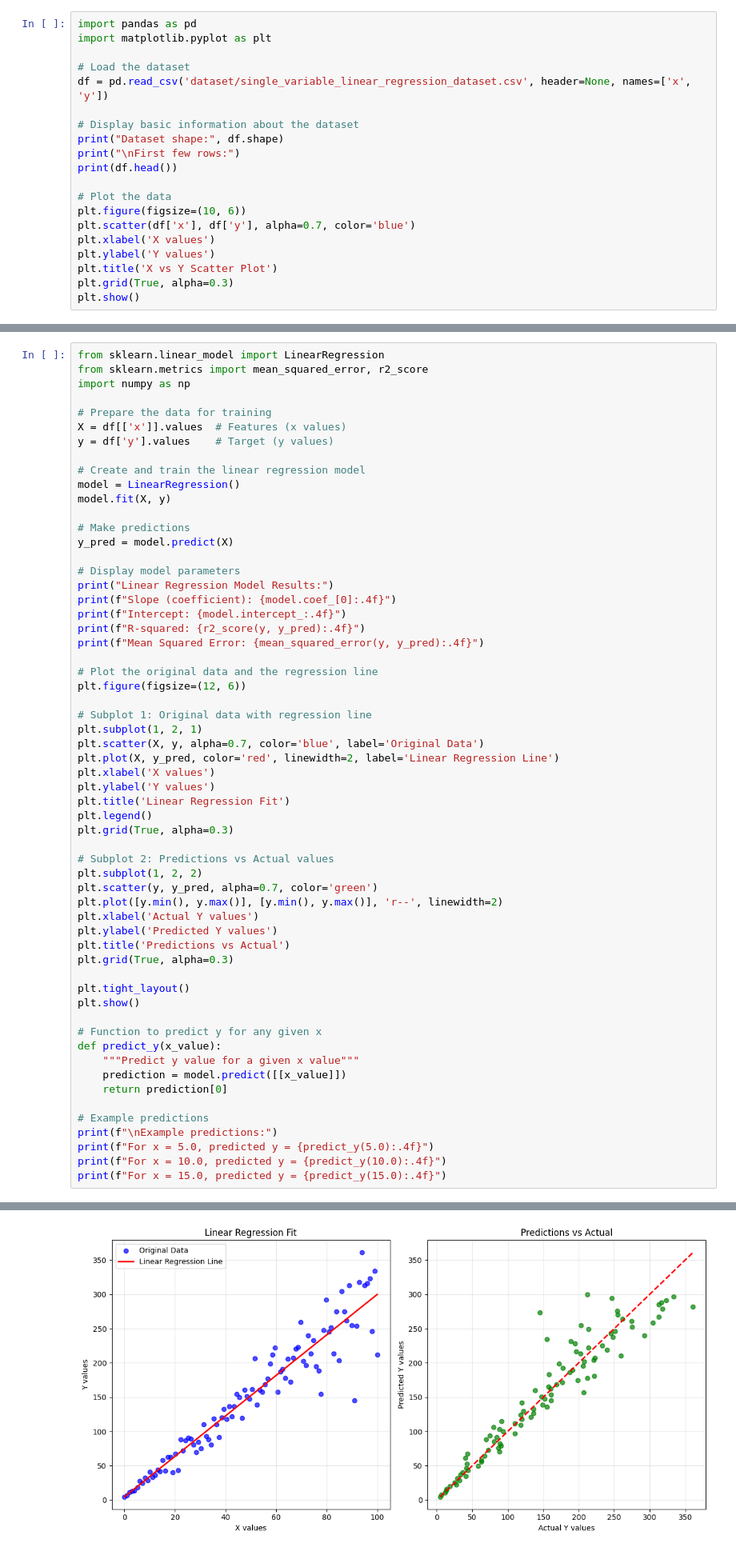
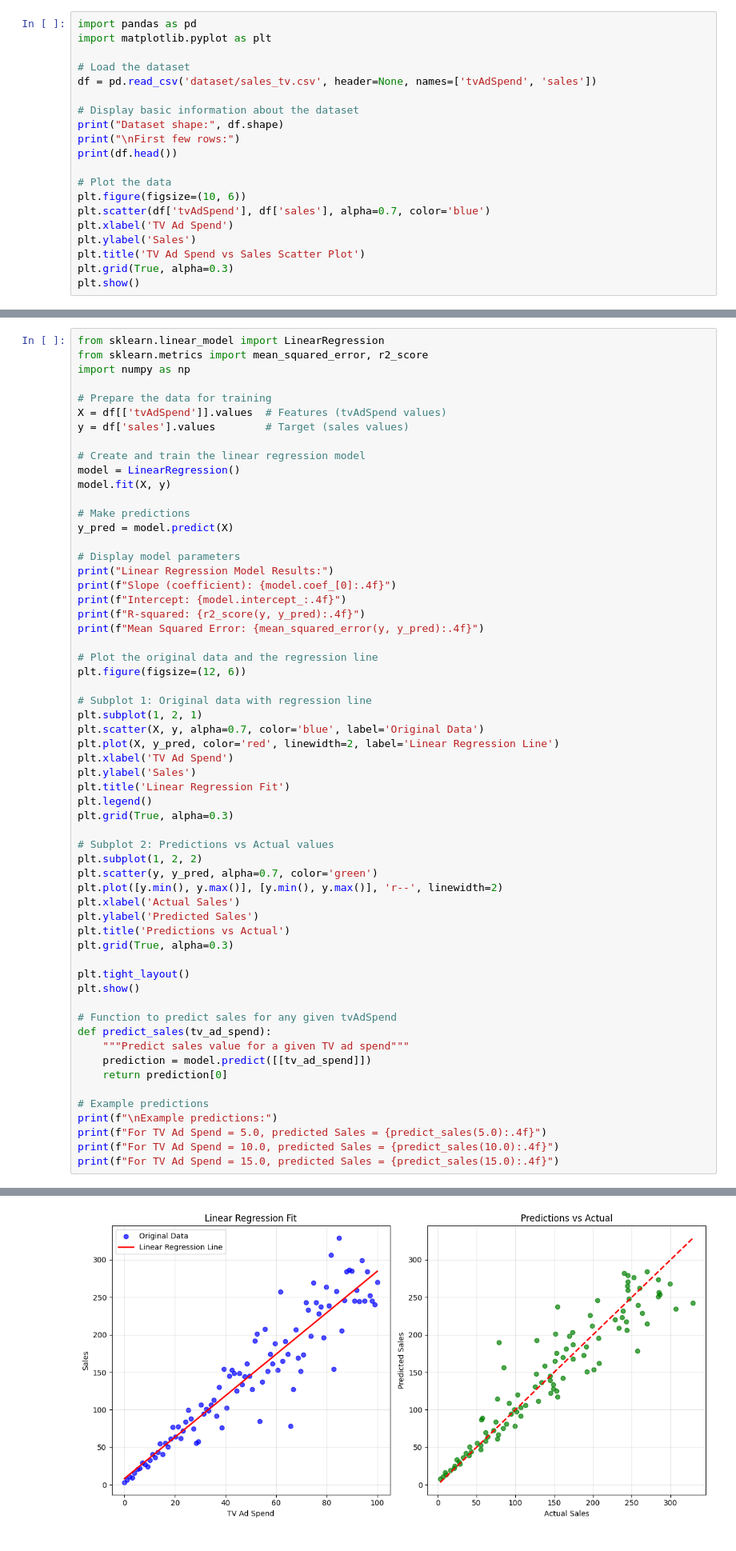
Before and after one commit to makingmusic/ml101, a Jupyter notebook: sales_tv.ipynb, the cells around one changed output, grey strips where cells are left out. Shown: that part at 80% size. Saved outputs shown, nothing was run; the diff lists cells and outputs as text.

```diff
--- a/sales_tv.ipynb
+++ b/sales_tv.ipynb
@@ -3,7 +3,7 @@ import pandas as pd
 import matplotlib.pyplot as plt
 
 # Load the dataset
-df = pd.read_csv('dataset/single_variable_linear_regression_dataset.csv', header=None, names=['x', 'y'])
+df = pd.read_csv('dataset/sales_tv.csv', header=None, names=['tvAdSpend', 'sales'])
 
 # Display basic information about the dataset
 print("Dataset shape:", df.shape)
@@ -12,10 +12,10 @@ print(df.head())
 
 # Plot the data
 plt.figure(figsize=(10, 6))
-plt.scatter(df['x'], df['y'], alpha=0.7, color='blue')
-plt.xlabel('X values')
-plt.ylabel('Y values')
-plt.title('X vs Y Scatter Plot')
+plt.scatter(df['tvAdSpend'], df['sales'], alpha=0.7, color='blue')
+plt.xlabel('TV Ad Spend')
+plt.ylabel('Sales')
+plt.title('TV Ad Spend vs Sales Scatter Plot')
 plt.grid(True, alpha=0.3)
 plt.show()
 # %% [output]
@@ -35,8 +35,8 @@ from sklearn.metrics import mean_squared_error, r2_score
 import numpy as np
 
 # Prepare the data for training
-X = df[['x']].values  # Features (x values)
-y = df['y'].values    # Target (y values)
+X = df[['tvAdSpend']].values  # Features (tvAdSpend values)
+y = df['sales'].values        # Target (sales values)
 
 # Create and train the linear regression model
 model = LinearRegression()
@@ -59,8 +59,8 @@ plt.figure(figsize=(12, 6))
 plt.subplot(1, 2, 1)
 plt.scatter(X, y, alpha=0.7, color='blue', label='Original Data')
 plt.plot(X, y_pred, color='red', linewidth=2, label='Linear Regression Line')
-plt.xlabel('X values')
-plt.ylabel('Y values')
+plt.xlabel('TV Ad Spend')
+plt.ylabel('Sales')
 plt.title('Linear Regression Fit')
 plt.legend()
 plt.grid(True, alpha=0.3)
@@ -69,24 +69,24 @@ plt.grid(True, alpha=0.3)
 plt.subplot(1, 2, 2)
 plt.scatter(y, y_pred, alpha=0.7, color='green')
 plt.plot([y.min(), y.max()], [y.min(), y.max()], 'r--', linewidth=2)
-plt.xlabel('Actual Y values')
-plt.ylabel('Predicted Y values')
+plt.xlabel('Actual Sales')
+plt.ylabel('Predicted Sales')
 plt.title('Predictions vs Actual')
 plt.grid(True, alpha=0.3)
 
 plt.tight_layout()
 plt.show()
 
-# Function to predict y for any given x
-def predict_y(x_value):
-    """Predict y value for a given x value"""
-    prediction = model.predict([[x_value]])
+# Function to predict sales for any given tvAdSpend
+def predict_sales(tv_ad_spend):
+    """Predict sales value for a given TV ad spend"""
+    prediction = model.predict([[tv_ad_spend]])
     return prediction[0]
 
 # Example predictions
 print(f"\nExample predictions:")
-print(f"For x = 5.0, predicted y = {predict_y(5.0):.4f}")
-print(f"For x = 10.0, predicted y = {predict_y(10.0):.4f}")
-print(f"For x = 15.0, predicted y = {predict_y(15.0):.4f}")
+print(f"For TV Ad Spend = 5.0, predicted Sales = {predict_sales(5.0):.4f}")
+print(f"For TV Ad Spend = 10.0, predicted Sales = {predict_sales(10.0):.4f}")
+print(f"For TV Ad Spend = 15.0, predicted Sales = {predict_sales(15.0):.4f}")
 # %% [output]
 Linear Regression Model Results:
@@ -97,2 +97,2 @@ Mean Squared Error: 783.5986
-[figure, old version]
+[figure, new version]
 Example predictions:
```
Also changed, not shown: parts of 4 cells of this notebook.
